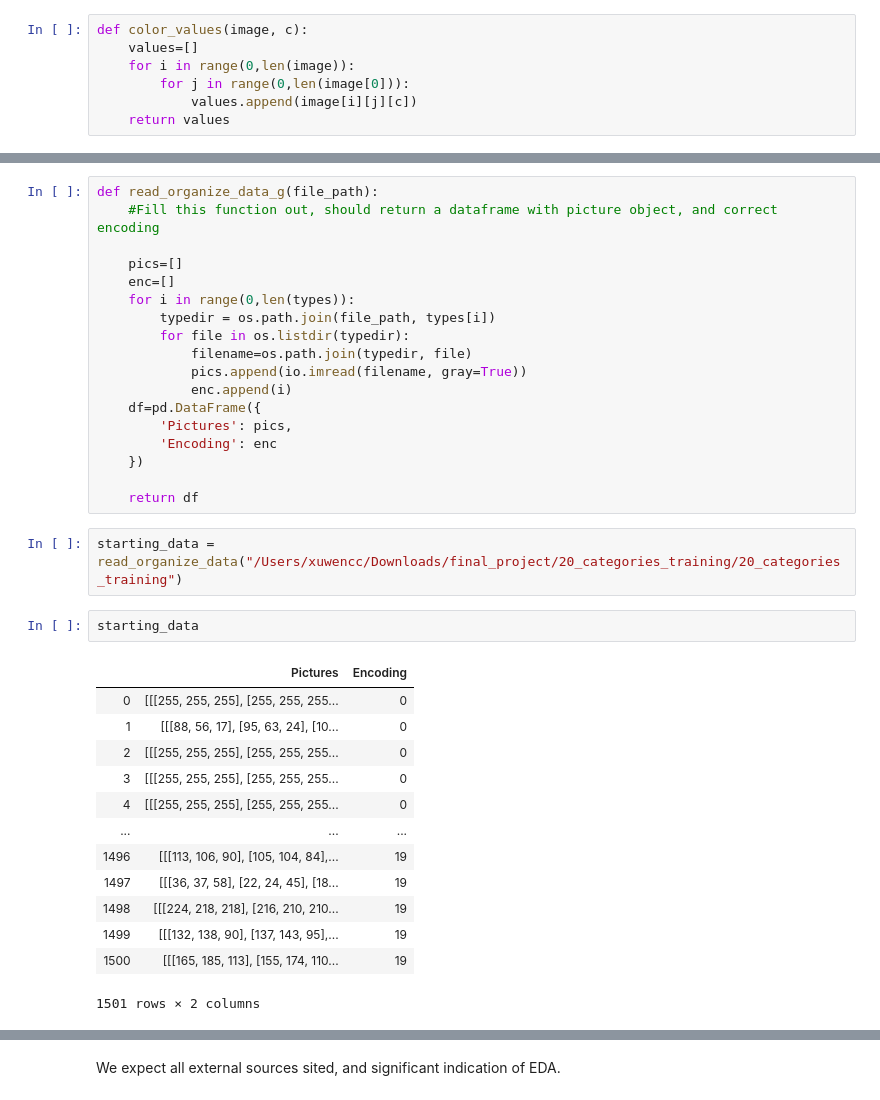
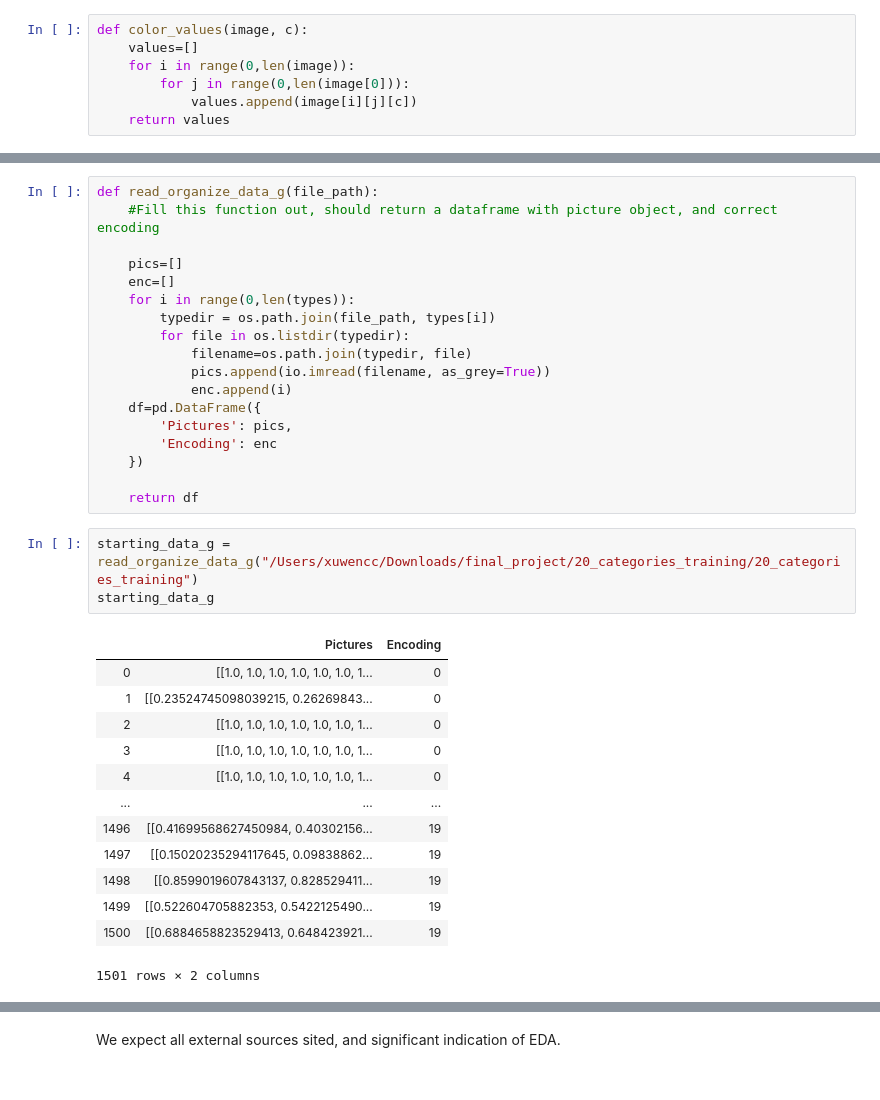
Before and after one commit to WesleyDeng1016/imageclassification, a Jupyter notebook: final_project/GradProject_NB2.ipynb, the cells around one changed output, grey strips where cells are left out. Drawn from its saved outputs; the diff is of its cells as text.

```diff
--- a/final_project/GradProject_NB2.ipynb
+++ b/final_project/GradProject_NB2.ipynb
@@ -89,7 +102,7 @@ def read_organize_data_g(file_path):
         typedir = os.path.join(file_path, types[i])
         for file in os.listdir(typedir):
             filename=os.path.join(typedir, file)
-            pics.append(io.imread(filename, gray=True))
+            pics.append(io.imread(filename, as_grey=True))
             enc.append(i)
     df=pd.DataFrame({
         'Pictures': pics,
@@ -98,20 +111,19 @@ def read_organize_data_g(file_path):
 
     return df
 # %%
-starting_data = read_organize_data("/Users/xuwencc/Downloads/final_project/20_categories_training/20_categories_training")
+starting_data_g = read_organize_data_g("/Users/xuwencc/Downloads/final_project/20_categories_training/20_categories_training")
+starting_data_g
+# %% [output]
+|  | Pictures | Encoding |
+| 0 | [[1.0, 1.0, 1.0, 1.0, 1.0, 1.0, 1... | 0 |
+| 1 | [[0.23524745098039215, 0.26269843... | 0 |
+| 2 | [[1.0, 1.0, 1.0, 1.0, 1.0, 1.0, 1... | 0 |
+| 3 | [[1.0, 1.0, 1.0, 1.0, 1.0, 1.0, 1... | 0 |
+| 4 | [[1.0, 1.0, 1.0, 1.0, 1.0, 1.0, 1... | 0 |
+| ... | ... | ... |
+| 1496 | [[0.41699568627450984, 0.40302156... | 19 |
+| 1497 | [[0.15020235294117645, 0.09838862... | 19 |
+| 1498 | [[0.8599019607843137, 0.828529411... | 19 |
+| 1499 | [[0.522604705882353, 0.5422125490... | 19 |
+| 1500 | [[0.6884658823529413, 0.648423921... | 19 |
+1501 rows × 2 columns
-# %%
-starting_data
-# %% [output]
-|  | Pictures | Encoding |
-| 0 | [[[255, 255, 255], [255, 255, 255... | 0 |
-| 1 | [[[88, 56, 17], [95, 63, 24], [10... | 0 |
-| 2 | [[[255, 255, 255], [255, 255, 255... | 0 |
-| 3 | [[[255, 255, 255], [255, 255, 255... | 0 |
-| 4 | [[[255, 255, 255], [255, 255, 255... | 0 |
-| ... | ... | ... |
-| 1496 | [[[113, 106, 90], [105, 104, 84],... | 19 |
-| 1497 | [[[36, 37, 58], [22, 24, 45], [18... | 19 |
-| 1498 | [[[224, 218, 218], [216, 210, 210... | 19 |
-| 1499 | [[[132, 138, 90], [137, 143, 95],... | 19 |
-| 1500 | [[[165, 185, 113], [155, 174, 110... | 19 |
-1501 rows × 2 columns
```
Also changed, not shown: parts of 5 cells of this notebook, 1 other file.
